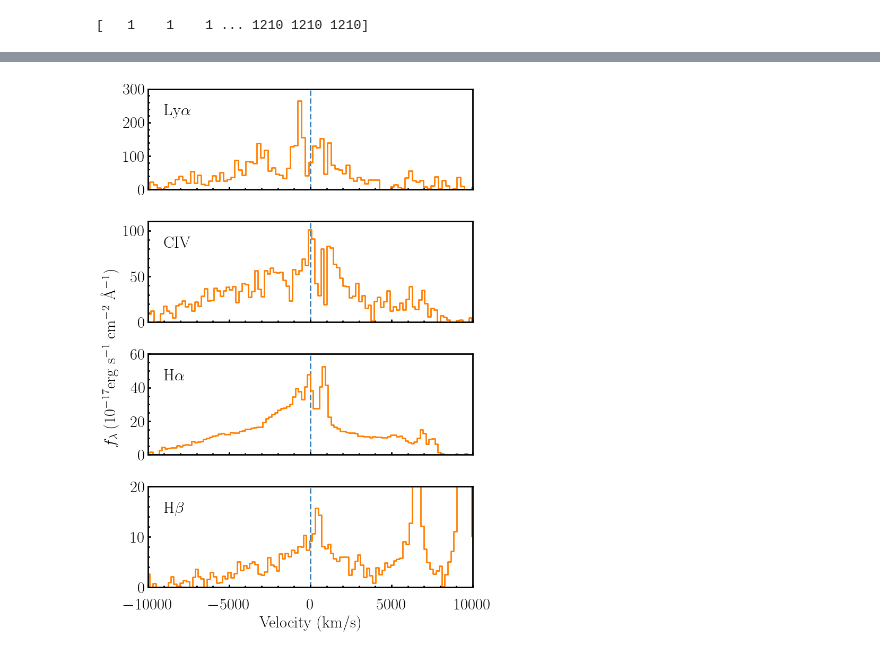
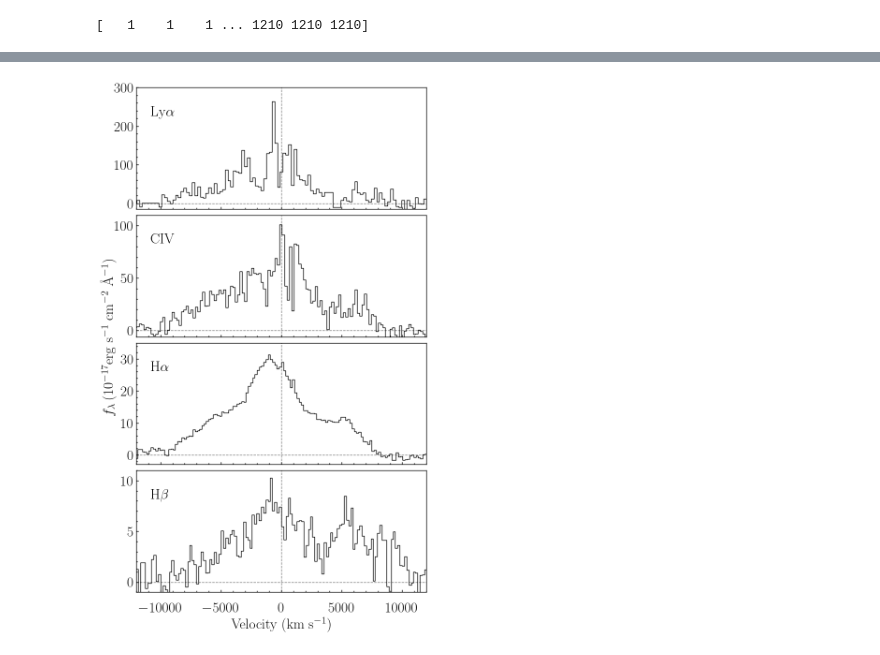
Before and after one commit to seratsaad/ticktock, a Jupyter notebook: notebooks/AGN.ipynb, the cells around one changed output, grey strips where cells are left out. Cells and saved outputs as stored; diff of their text form; code cells hidden in the pictures.

```diff
--- a/notebooks/AGN.ipynb
+++ b/notebooks/AGN.ipynb
@@ -437,5 +456,5 @@ plt.show()
 # %%
-path_dust = 'C:/Users/serat/Downloads/sfddata-master/'
+path_dust = '/home/serat/Downloads/sfddata-master/'
 path_data = 'HET/'
 
 z   = 0.081
@@ -491,7 +510,7 @@ for i in range(1, len(bins)):
 binned_wl = np.array(binned_wl)
 flux_hbeta = np.array(binned_flux)
 
-rest_wavelength = 4853.13
+rest_wavelength = 4861.333
 
 c = 299792.458
 
@@ -501,13 +520,24 @@ vel_hbeta = c * (binned_wl - rest_wavelength) / rest_wavelength
 
 pl = powerlaw(binned_wl, 3.113853609, -1.026120731)
 
+x = binned_wl
 
-stellar_template_path='C:/Users/serat/Downloads/PyQSOfit_MILES_templates.dat'
+o3l1 = gaussian(x,O3L1_F0,O3L1_CENT0,O3L1_FWHM0,normalized=False)
+o3l2 = gaussian(x,O3L2_F0,O3L2_CENT0,O3L2_FWHM0,normalized=False)
+
+o3s1 = gaussian(x,O3S1_F0,O3S1_CENT0,O3S1_FWHM0,normalized=False)
+o3s2 = gaussian(x,O3S2_F0,O3S2_CENT0,O3S2_FWHM0,normalized=False)
+
+hbn1 = gaussian(x,HBN1_F0,HBN1_CENT0,HBN1_FWHM0,normalized=False)
+hbn2 = gaussian(x,HBN2_F0,HBN2_CENT0,HBN2_FWHM0,normalized=False)
+
+
+stellar_template_path='/home/serat/Downloads/PyQSOfit_MILES_templates.dat'
 stellar_template = np.genfromtxt(stellar_template_path,skip_header=5)
 sb = template_fitter(binned_wl,stellar_template,18.1912,6.95649,0)
 
 
-flux_hbeta = flux_hbeta - (pl + sb)
+flux_hbeta = flux_hbeta - (pl + sb + o3l1 + o3l2 + o3s1 + o3s2 + hbn1 + hbn2)
 
 
 
@@ -521,17 +551,23 @@ plt.rc('text', usetex=True)
 plt.rcParams.update({
     'font.family': 'serif',
     'font.size': 22,
-    'axes.linewidth': 2,  # Set default axis linewidth
+    'axes.linewidth': 1,
     'xtick.major.width': 2,
     'ytick.major.width': 2,
     'xtick.minor.width': 2,
     'ytick.minor.width': 2
 })
 
-fig, (ax1, ax2, ax3, ax4) = plt.subplots(nrows=4, ncols=1, figsize=(8, 11), sharex=True)
+fig, (ax1, ax2, ax3, ax4) = plt.subplots(nrows=4, ncols=1, figsize=(8, 14), sharex=True)
+plt.subplots_adjust(#left=0.2,
+                    #bottom=0.09,
+                    #right=0.8,
+                    #top=0.98,
+                    #wspace=0.2,
+                    hspace=0.05)
 
 # Define the common line width
-line_width = 2.0
+line_width = 1.0
 
 # Function to set the border width of the axes
 def set_border_width(ax, width):
@@ -543,59 +579,63 @@ major_ticks = np.arange(-10000, 10001, 5000)
 minor_ticks = np.arange(-10000, 10001, 1000)
 
 # Plot Lyalpha
-ax1.axvline(x=0, color='#377eb8', linestyle='--', linewidth=line_width, zorder=1)
-ax1.plot(vel_lyalpha, flux_lyalpha, color="#ff7f00", drawstyle='steps-mid', linewidth=line_width, zorder=2)
-ax1.set_xlim(-10000, 10000)
-ax1.set_ylim(0, 300)
-ax1.text(0.05, 0.85, r'Ly$\alpha$', transform=ax1.transAxes, verticalalignment='top')
+ax1.axvline(x=0, color='grey', linestyle='--', linewidth=line_width, zorder=1)
+ax1.axhline(y=0, color='grey', linestyle='--', linewidth=line_width, zorder=1)
+ax1.plot(vel_lyalpha, flux_lyalpha, color="black", drawstyle='steps-mid', linewidth=line_width, zorder=1)
+ax1.set_xlim(-15000, 15000)
+ax1.set_ylim(-15, 300)
+ax1.text(0.05, 0.85, r'Ly$\alpha$', transform=ax1.transAxes, verticalalignment='top', fontsize=22, fontweight='bold', fontfamily='serif')
 set_border_width(ax1, line_width)
 ax1.set_xticks(major_ticks)
 ax1.set_xticks(minor_ticks, minor=True)
 
 # Plot CIV
-ax2.axvline(x=0, color='#377eb8', linestyle='--', linewidth=line_width, zorder=1)
-ax2.plot(vel_civ, flux_civ, color="#ff7f00", drawstyle='steps-mid', linewidth=line_width, zorder=2)
-ax2.set_xlim(-10000, 10000)
-ax2.set_ylim(0, 110)
-ax2.text(0.05, 0.85, r'CIV', transform=ax2.transAxes, verticalalignment='top')
+ax2.axvline(x=0, color='grey', linestyle='--', linewidth=line_width, zorder=1)
+ax2.axhline(y=0, color='grey', linestyle='--', linewidth=line_width, zorder=1)
+ax2.plot(vel_civ, flux_civ, color="black", drawstyle='steps-mid', linewidth=line_width, zorder=1)
+ax2.set_xlim(-15000, 15000)
+ax2.set_ylim(-6, 110)
+ax2.text(0.05, 0.85, r'CIV', transform=ax2.transAxes, verticalalignment='top', fontsize=22, fontweight='bold', fontfamily='serif')
 set_border_width(ax2, line_width)
 ax2.set_xticks(major_ticks)
 ax2.set_xticks(minor_ticks, minor=True)
 
 # Plot Halpha
-ax3.axvline(x=0, color='#377eb8', linestyle='--', linewidth=line_width, zorder=1)
-ax3.plot(vel_halpha, flux_halpha, color="#ff7f00", drawstyle='steps-mid', linewidth=line_width, zorder=2)
-ax3.set_xlim(-10000, 10000)
-ax3.set_ylim(0, 60)
-ax3.text(0.05, 0.85, r'H$\alpha$', transform=ax3.transAxes, verticalalignment='top')
+ax3.axvline(x=0, color='grey', linestyle='--', linewidth=line_width, zorder=1)
+ax3.axhline(y=0, color='grey', linestyle='--', linewidth=line_width, zorder=1)
+ax3.plot(vel_halpha, flux_halpha, color="black", drawstyle='steps-mid', linewidth=line_width, zorder=1)
+ax3.set_xlim(-15000, 15000)
+ax3.set_ylim(-3, 35)
+ax3.text(0.05, 0.85, r'H$\alpha$', transform=ax3.transAxes, verticalalignment='top', fontsize=22, fontweight='bold', fontfamily='serif')
 set_border_width(ax3, line_width)
 ax3.set_xticks(major_ticks)
 ax3.set_xticks(minor_ticks, minor=True)
 
 # Plot Hbeta
-ax4.axvline(x=0, color='#377eb8', linestyle='--', linewidth=line_width, zorder=1)
-ax4.plot(vel_hbeta, flux_hbeta, color="#ff7f00", drawstyle='steps-mid', linewidth=line_width, zorder=2)
-ax4.set_xlim(-10000, 10000)
-ax4.set_ylim(0, 20)
-ax4.text(0.05, 0.85, r'H$\beta$', transform=ax4.transAxes, verticalalignment='top')
+ax4.axvline(x=0, color='grey', linestyle='--', linewidth=line_width, zorder=1)
+ax4.axhline(y=0, color='grey', linestyle='--', linewidth=line_width, zorder=1)
+ax4.plot(vel_hbeta, flux_hbeta, color="black", drawstyle='steps-mid', linewidth=line_width, zorder=1)
+ax4.set_xlim(-12000, 12000)
+ax4.set_ylim(-1, 11)
+ax4.text(0.05, 0.85, r'H$\beta$', transform=ax4.transAxes, verticalalignment='top', fontsize=22, fontweight='bold', fontfamily='serif')
 set_border_width(ax4, line_width)
 ax4.set_xticks(major_ticks)
 ax4.set_xticks(minor_ticks, minor=True)
 
 # Common y-axis label
-fig.text(0.04, 0.5, r'$f_{\lambda} \:(10^{-17} \mathrm{erg\ s^{-1}\ cm^{-2}\ \AA^{-1}})$', va='center', rotation='vertical')
+fig.text(0.03, 0.5, r'$f_{\lambda} \:(10^{-17} \mathrm{erg\ s^{-1}\ cm^{-2}\ \AA^{-1}})$', va='center', rotation='vertical')
 
 # Add minor ticks and set tick parameters
 for ax in [ax1, ax2, ax3, ax4]:
     ax.minorticks_on()
     ax.tick_params(axis='both', which='both', direction='in', width=line_width)
     ax.tick_params(axis='x', which='major', pad=15)
     ax.tick_params(axis='x', which='minor', pad=10)
 
-ax4.set_xlabel("Velocity (km/s)")
+ax4.set_xlabel(r"Velocity (km s$^{-1}$)")
 
-plt.tight_layout(rect=[0.05, 0, 1, 1])
+#plt.tight_layout()#rect=[0.05, 0, 1, 1])
 plt.savefig("paper_figures/decomposed_spectra.pdf", format='pdf', bbox_inches='tight')
 plt.show()
 # %% [output]
-[figure, old version]
+[figure, new version]
```
Also changed, not shown: parts of 22 cells of this notebook, 9 other files.
